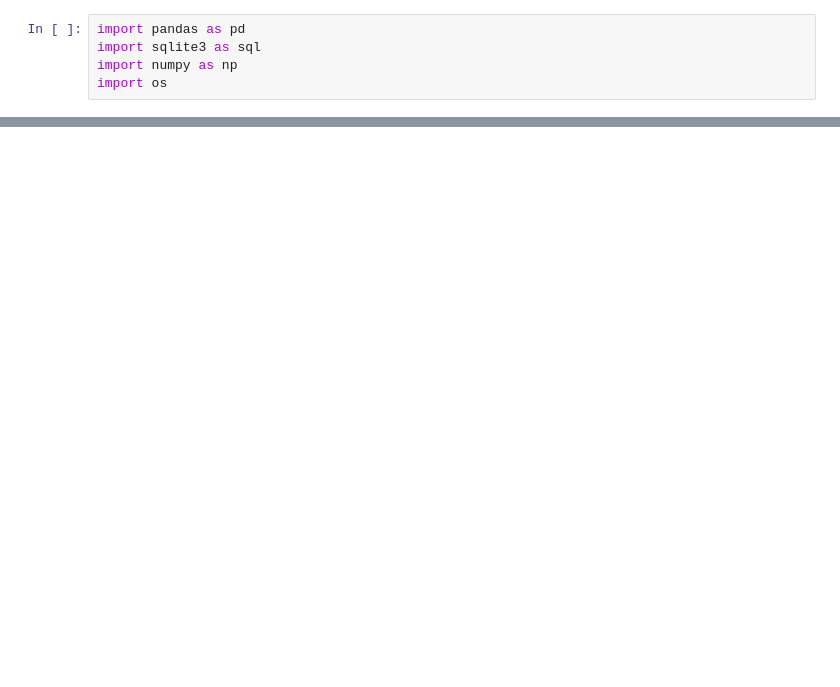
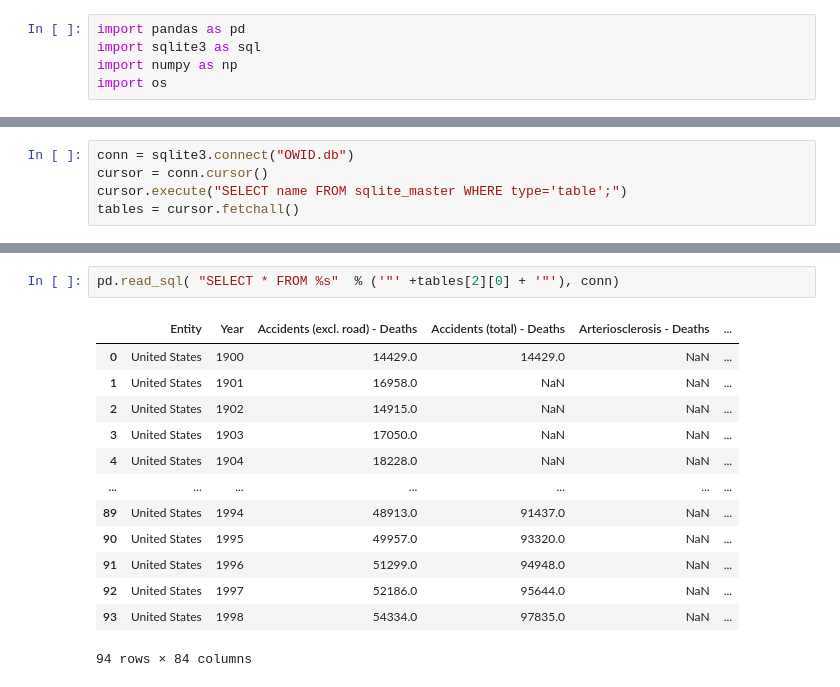
Before and after one commit to FMazzoni/OWID_ETL, a Jupyter notebook: notebooks/Data_Exploration.ipynb, the cells around one changed output, grey strips where cells are left out. Drawn from its saved outputs; the diff is of its cells as text; blank space fills up the shorter version.

```diff
--- a/notebooks/Data_Exploration.ipynb
+++ b/notebooks/Data_Exploration.ipynb
@@ -69,0 +53,5 @@ os.listdir()
+# %%
+conn = sqlite3.connect("OWID.db")
+cursor = conn.cursor()
+cursor.execute("SELECT name FROM sqlite_master WHERE type='table';")
+tables = cursor.fetchall()
@@ -69,0 +78,16 @@ os.listdir()
+# %%
+pd.read_sql( "SELECT * FROM %s"  % ('"' +tables[2][0] + '"'), conn)
+# %% [output]
+|  | Entity | Year | Accidents (excl. road) - Deaths | Accidents (total) - Deaths | Arteriosclerosis - Deaths | ... |
+| 0 | United States | 1900 | 14429.0 | 14429.0 | NaN | ... |
+| 1 | United States | 1901 | 16958.0 | NaN | NaN | ... |
+| 2 | United States | 1902 | 14915.0 | NaN | NaN | ... |
+| 3 | United States | 1903 | 17050.0 | NaN | NaN | ... |
+| 4 | United States | 1904 | 18228.0 | NaN | NaN | ... |
+| ... | ... | ... | ... | ... | ... | ... |
+| 89 | United States | 1994 | 48913.0 | 91437.0 | NaN | ... |
+| 90 | United States | 1995 | 49957.0 | 93320.0 | NaN | ... |
+| 91 | United States | 1996 | 51299.0 | 94948.0 | NaN | ... |
+| 92 | United States | 1997 | 52186.0 | 95644.0 | NaN | ... |
+| 93 | United States | 1998 | 54334.0 | 97835.0 | NaN | ... |
+94 rows × 84 columns
```
Also changed, not shown: parts of 25 cells of this notebook.
